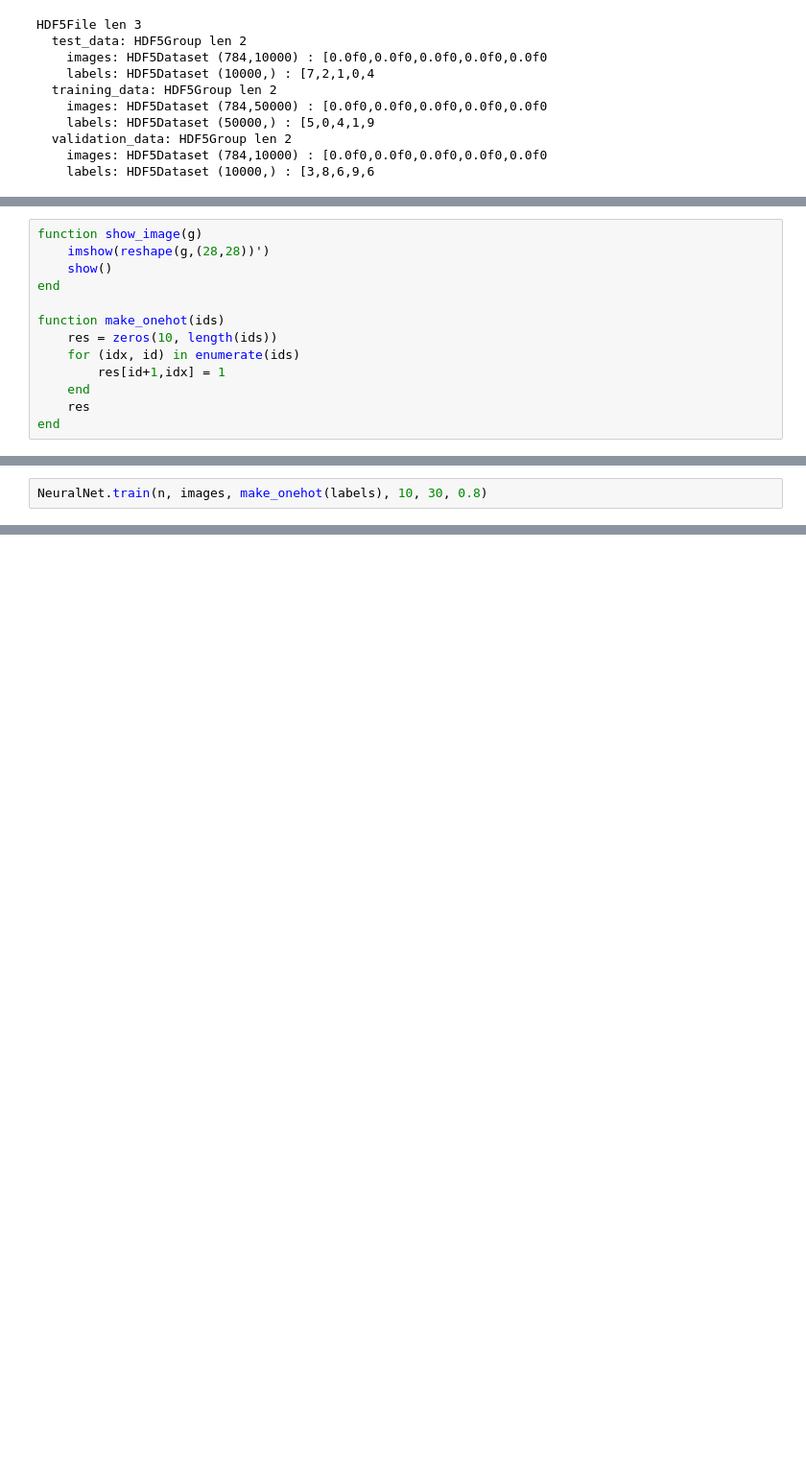
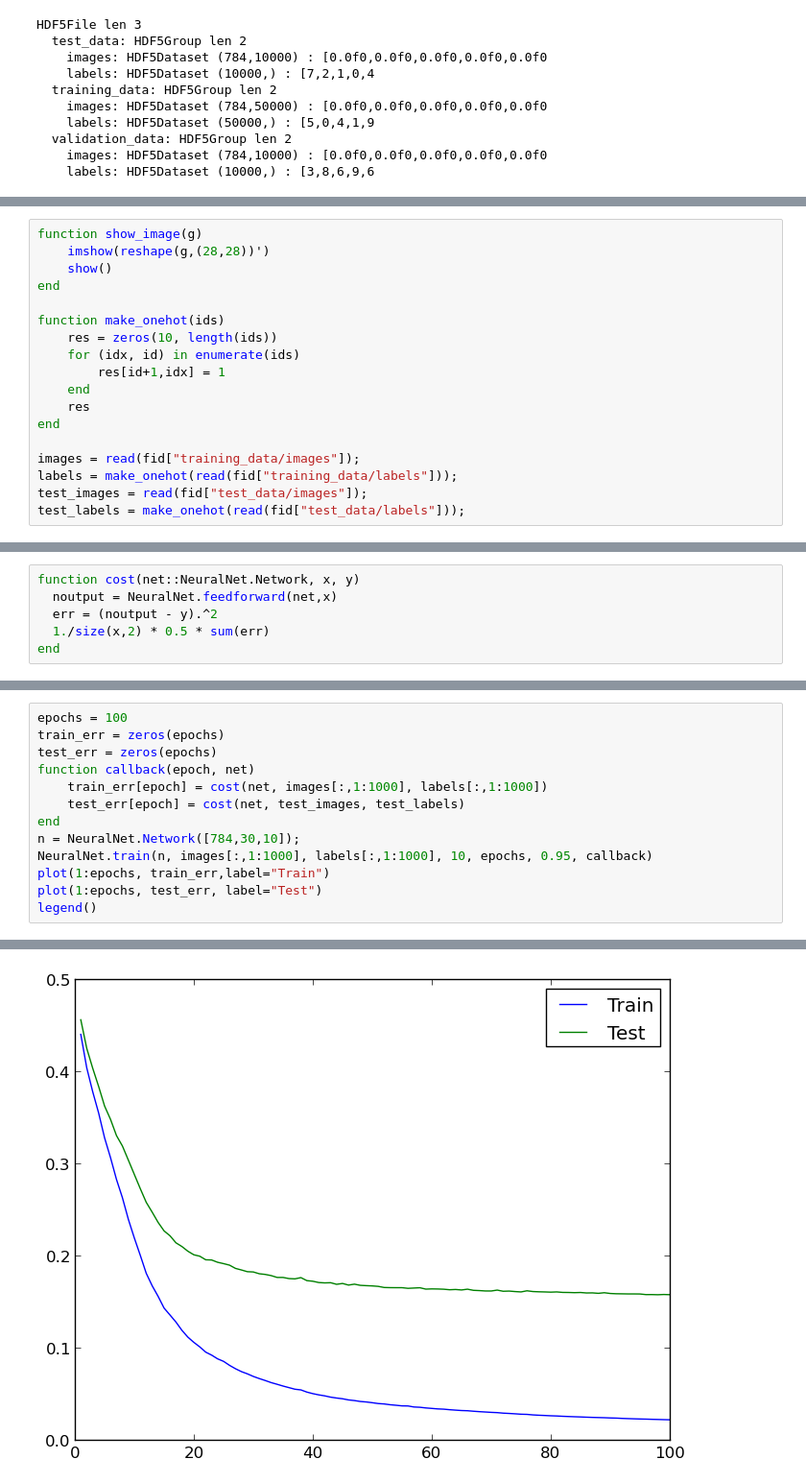
Before and after one commit to bachase/nnadl-julia, a Jupyter notebook: Run MNIST.ipynb, the cells around one changed output, grey strips where cells are left out. Shown: that part at 96% size. Cells and saved outputs as stored; diff of their text form; blank space fills up the shorter version.

Commit message:
Running example; added learning curves via callback

```diff
--- a/Run MNIST.ipynb
+++ b/Run MNIST.ipynb
@@ -38,3 +35,8 @@ function make_onehot(ids)
     end
     res
 end
+
+images = read(fid["training_data/images"]);
+labels = make_onehot(read(fid["training_data/labels"]));
+test_images = read(fid["test_data/images"]);
+test_labels = make_onehot(read(fid["test_data/labels"]));
@@ -58,2 +42,0 @@ n = NeuralNet.Network([784,30,10]);
-# %%
-NeuralNet.train(n, images, make_onehot(labels), 10, 30, 0.8)
@@ -64,0 +43,6 @@ while loading In[66], in expression starting on line 1
+# %%
+function cost(net::NeuralNet.Network, x, y)
+  noutput = NeuralNet.feedforward(net,x)
+  err = (noutput - y).^2
+  1./size(x,2) * 0.5 * sum(err)
+end
@@ -64,0 +51,14 @@ while loading In[66], in expression starting on line 1
+# %%
+epochs = 100
+train_err = zeros(epochs)
+test_err = zeros(epochs)
+function callback(epoch, net)
+    train_err[epoch] = cost(net, images[:,1:1000], labels[:,1:1000])
+    test_err[epoch] = cost(net, test_images, test_labels)
+end
+n = NeuralNet.Network([784,30,10]);
+NeuralNet.train(n, images[:,1:1000], labels[:,1:1000], 10, epochs, 0.95, callback)
+plot(1:epochs, train_err,label="Train")
+plot(1:epochs, test_err, label="Test")
+legend()
+# %% [output]
@@ -64,0 +66 @@ while loading In[66], in expression starting on line 1
+[figure, added]
```
Also changed, not shown: parts of 8 cells of this notebook, 1 other file.
